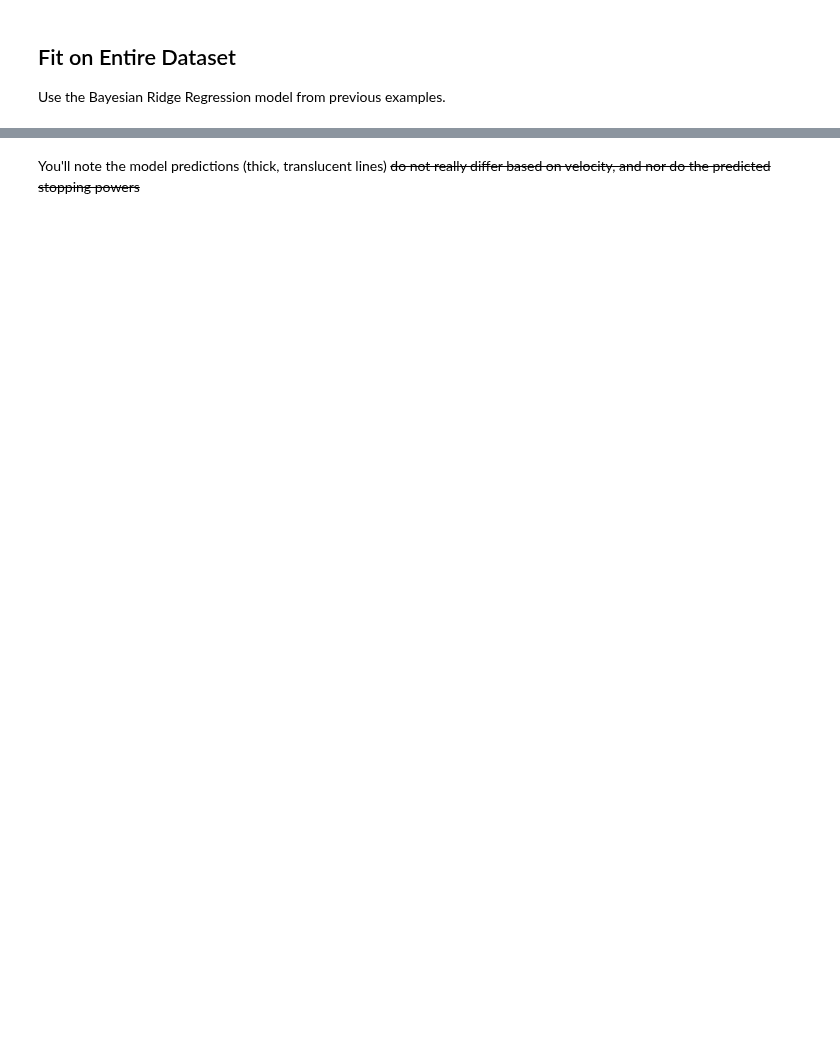
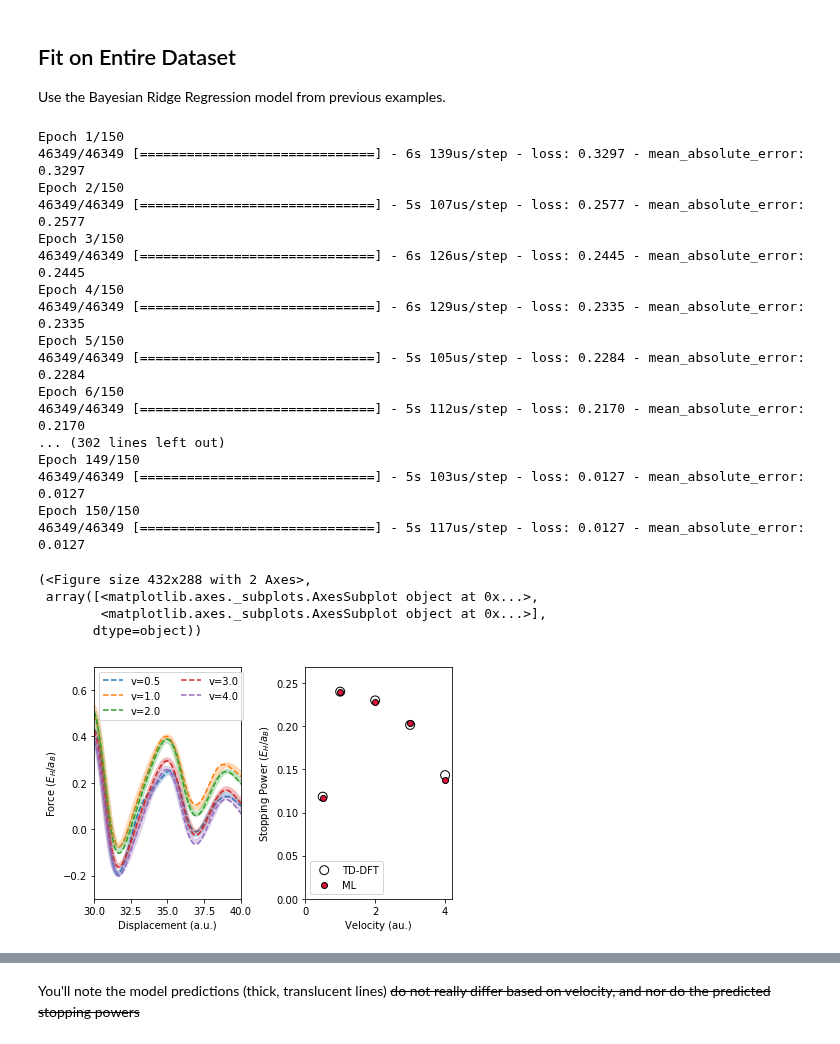
Before and after one commit to globus-labs/stopping-power-ml, a Jupyter notebook: multiple-velocities/1b_build-neural-net.ipynb, the cells around one changed output, grey strips where cells are left out. Saved outputs shown, nothing was run; the diff lists cells and outputs as text; code cells hidden in the pictures; blank space fills up the shorter version.

```diff
--- a/multiple-velocities/1b_build-neural-net.ipynb
+++ b/multiple-velocities/1b_build-neural-net.ipynb
@@ -198,4 +202,69 @@ def build_dense_model(layers, input_shape, activation, optimizer='adam', loss='m
     return model
+# %%
+def build_velocity_merge_model(layers, v_layers, m_layers, input_shape, v_input_shape, activation, merge_type=Multiply, optimizer='adam', loss='mean_absolute_error', summary=False):
+    main_input = Input(shape=input_shape)
+    l = Dense(layers[0], activation=activation)(main_input)
+    for layer in layers[1:]:
+        l = (Dense(layer, activation=activation))(l)
+
+    v_input = Input(shape=v_input_shape)
+    r = Dense(v_layers[0], activation=activation)(v_input)
+    for v_layer in v_layers[1:]:
+        r = (Dense(v_layer, activation=activation))(r)
+
+    m = merge_type()([l, r])
+    for m_layer in m_layers:
+        m = (Dense(m_layer, activation=activation))(m)
+
+    output = Dense(1, activation='linear')(m)
+
+    model = Model(inputs=[main_input, v_input],
+                         outputs=[output])
+
+    model.compile(loss=loss, optimizer=optimizer, metrics=[loss])
+    if summary:
+        model.summary()
+    return model
+# %%
+#model1 = build_velocity_merge_model((18, 16, 8), (3, 6, 8), (8, 4), (18,), (3,), 'relu', summary=True)
+
+input_shape = (18,)
+v_input_shape = (3,)
+layers = (input_shape[0],16,12,8,4,3)
+v_layers = (v_input_shape[0],3,3)
+m_layers = (layers[-1],3)
+activation = 'elu'
+#optimizer = 'rmsprop'
+#loss = 'mean_squared_error'
+epochs = 150
+
+callbacks = [ReduceLROnPlateau(monitor='mean_absolute_error', patience=5, verbose=1, factor=0.5, mode='auto')]
+
+fit_on_whole_dataset( build_velocity_merge_model(layers, v_layers, m_layers, input_shape, v_input_shape, activation),
+                     callbacks=callbacks, epochs=epochs, split_v=True )
+# %% [output]
+Epoch 1/150
+46349/46349 [==============================] - 6s 139us/step - loss: 0.3297 - mean_absolute_error: 0.3297
+Epoch 2/150
+46349/46349 [==============================] - 5s 107us/step - loss: 0.2577 - mean_absolute_error: 0.2577
+Epoch 3/150
+46349/46349 [==============================] - 6s 126us/step - loss: 0.2445 - mean_absolute_error: 0.2445
+Epoch 4/150
+46349/46349 [==============================] - 6s 129us/step - loss: 0.2335 - mean_absolute_error: 0.2335
+Epoch 5/150
+46349/46349 [==============================] - 5s 105us/step - loss: 0.2284 - mean_absolute_error: 0.2284
+Epoch 6/150
+46349/46349 [==============================] - 5s 112us/step - loss: 0.2170 - mean_absolute_error: 0.2170
+... (302 lines left out)
+Epoch 149/150
+46349/46349 [==============================] - 5s 103us/step - loss: 0.0127 - mean_absolute_error: 0.0127
+Epoch 150/150
+46349/46349 [==============================] - 5s 117us/step - loss: 0.0127 - mean_absolute_error: 0.0127
+(<Figure size 432x288 with 2 Axes>,
+ array([<matplotlib.axes._subplots.AxesSubplot object at 0x...>,
+        <matplotlib.axes._subplots.AxesSubplot object at 0x...>],
+       dtype=object))
+[figure, added]
 # %%
 input_shape = (21,)
 layers = (input_shape[0],16,8,4)
```
Also changed, not shown: parts of 16 cells of this notebook.
